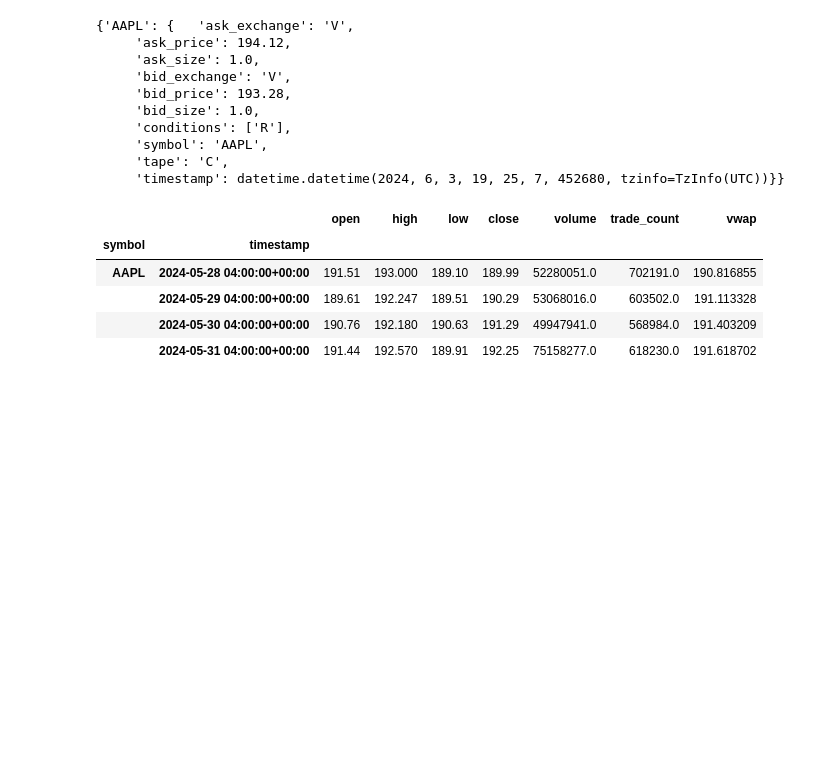
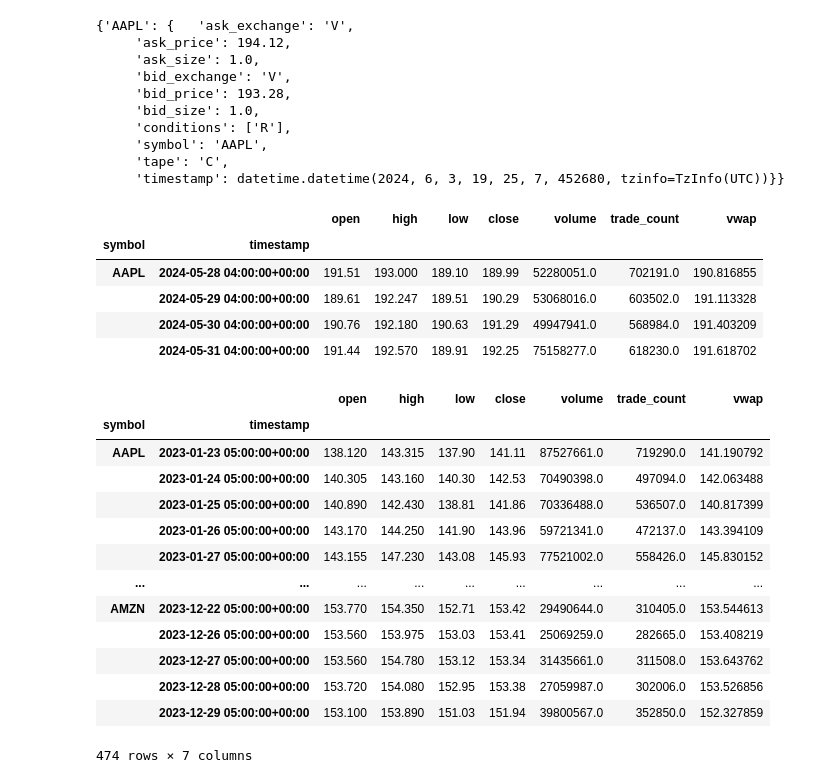
Before and after one commit to Hrishi0115/StockPredictionApp, a Jupyter notebook: development/dev.ipynb, the cells around one changed output. Drawn from its saved outputs; the diff is of its cells as text; code cells hidden in the pictures; blank space fills up the shorter version.

```diff
--- a/development/dev.ipynb
+++ b/development/dev.ipynb
@@ -196,0 +228,40 @@ bars.df
+# %%
+from alpaca.data import StockHistoricalDataClient
+from keys import api_key, api_secret
+from alpaca.data.requests import StockBarsRequest
+from alpaca.data.timeframe import TimeFrame
+
+client = StockHistoricalDataClient(api_key, api_secret)
+
+request_params = StockBarsRequest(
+    symbol_or_symbols=["AAPL", "AMZN"],
+    timeframe=TimeFrame.Day,
+    start="2023-01-21",
+    end="2023-12-31"
+)
+
+bars = client.get_stock_bars(request_params)
+
+bars.df
+
+# dataframe column explanation
+# open: price of the stock at the beginning of the minute - represents the initial trading price when the minute started
+# high: highest price at which the stock was traded during the minute
+# low: lowest price at which the stock was traded within the minute
+# close: the price at the stock at the end of the minute
+# volume: the total number of shares traded during the minute - shows the trading activity level within the minute, indicating liquidity and interest
+# %% [output]
+|  |  | open | high | low | close | volume | trade_count | vwap |
+| symbol | timestamp |  |  |  |  |  |  |  |
+| AAPL | 2023-01-23 05:00:00+00:00 | 138.120 | 143.315 | 137.90 | 141.11 | 87527661.0 | 719290.0 | 141.190792 |
+|  | 2023-01-24 05:00:00+00:00 | 140.305 | 143.160 | 140.30 | 142.53 | 70490398.0 | 497094.0 | 142.063488 |
+|  | 2023-01-25 05:00:00+00:00 | 140.890 | 142.430 | 138.81 | 141.86 | 70336488.0 | 536507.0 | 140.817399 |
+|  | 2023-01-26 05:00:00+00:00 | 143.170 | 144.250 | 141.90 | 143.96 | 59721341.0 | 472137.0 | 143.394109 |
+|  | 2023-01-27 05:00:00+00:00 | 143.155 | 147.230 | 143.08 | 145.93 | 77521002.0 | 558426.0 | 145.830152 |
+| ... | ... | ... | ... | ... | ... | ... | ... | ... |
+| AMZN | 2023-12-22 05:00:00+00:00 | 153.770 | 154.350 | 152.71 | 153.42 | 29490644.0 | 310405.0 | 153.544613 |
+|  | 2023-12-26 05:00:00+00:00 | 153.560 | 153.975 | 153.03 | 153.41 | 25069259.0 | 282665.0 | 153.408219 |
+|  | 2023-12-27 05:00:00+00:00 | 153.560 | 154.780 | 153.12 | 153.34 | 31435661.0 | 311508.0 | 153.643762 |
+|  | 2023-12-28 05:00:00+00:00 | 153.720 | 154.080 | 152.95 | 153.38 | 27059987.0 | 302006.0 | 153.526856 |
+|  | 2023-12-29 05:00:00+00:00 | 153.100 | 153.890 | 151.03 | 151.94 | 39800567.0 | 352850.0 | 152.327859 |
+474 rows × 7 columns
```
Also changed, not shown: parts of 4 cells of this notebook, 17 other files.
